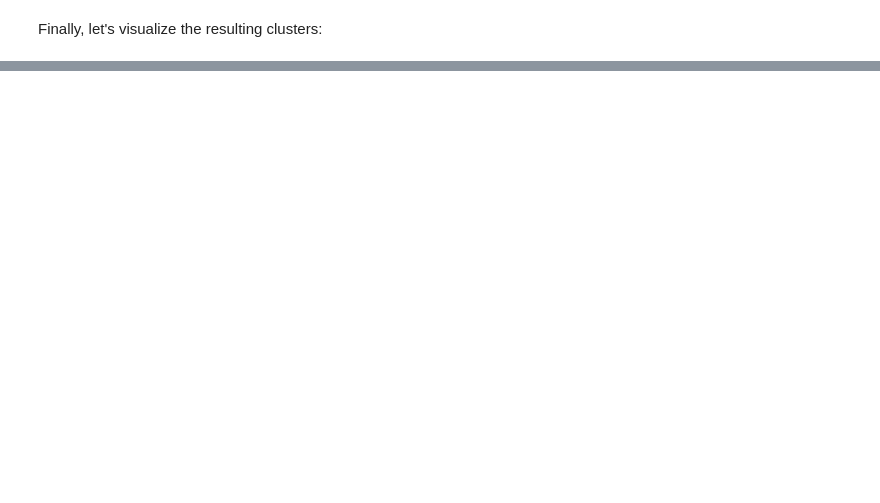
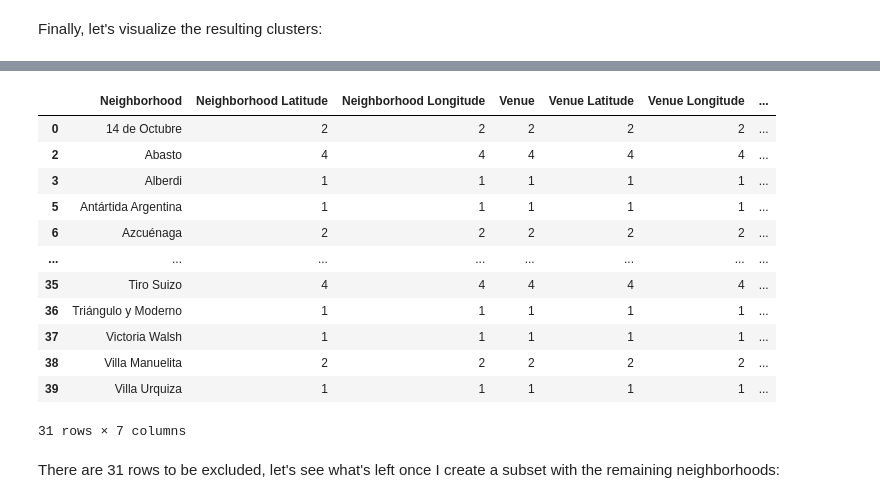
Before and after one commit to alinasansevich/Coursera_Capstone, a Jupyter notebook: Clustering-Neighborhoods-in-Rosario.ipynb, the cells around one changed output, grey strips where cells are left out. Cells and saved outputs as stored; diff of their text form; code cells hidden in the pictures; blank space fills up the shorter version.

```diff
--- a/Clustering-Neighborhoods-in-Rosario.ipynb
+++ b/Clustering-Neighborhoods-in-Rosario.ipynb
@@ -816,0 +854,18 @@ SyntaxError: invalid syntax (<ipython-input-69-1a10f3fedfee>, line 8)
+# %%
+rosario_venues_grouped[rosario_venues_grouped['Venue'] < 5]
+# %% [output]
+|  | Neighborhood | Neighborhood Latitude | Neighborhood Longitude | Venue | Venue Latitude | Venue Longitude | ... |
+| 0 | 14 de Octubre | 2 | 2 | 2 | 2 | 2 | ... |
+| 2 | Abasto | 4 | 4 | 4 | 4 | 4 | ... |
+| 3 | Alberdi | 1 | 1 | 1 | 1 | 1 | ... |
+| 5 | Antártida Argentina | 1 | 1 | 1 | 1 | 1 | ... |
+| 6 | Azcuénaga | 2 | 2 | 2 | 2 | 2 | ... |
+| ... | ... | ... | ... | ... | ... | ... | ... |
+| 35 | Tiro Suizo | 4 | 4 | 4 | 4 | 4 | ... |
+| 36 | Triángulo y Moderno | 1 | 1 | 1 | 1 | 1 | ... |
+| 37 | Victoria Walsh | 1 | 1 | 1 | 1 | 1 | ... |
+| 38 | Villa Manuelita | 2 | 2 | 2 | 2 | 2 | ... |
+| 39 | Villa Urquiza | 1 | 1 | 1 | 1 | 1 | ... |
+31 rows × 7 columns
+# %% [markdown]
+There are 31 rows to be excluded, let's see what's left once I create a subset with the remaining neighborhoods:
```
Also changed, not shown: parts of 33 cells of this notebook.
